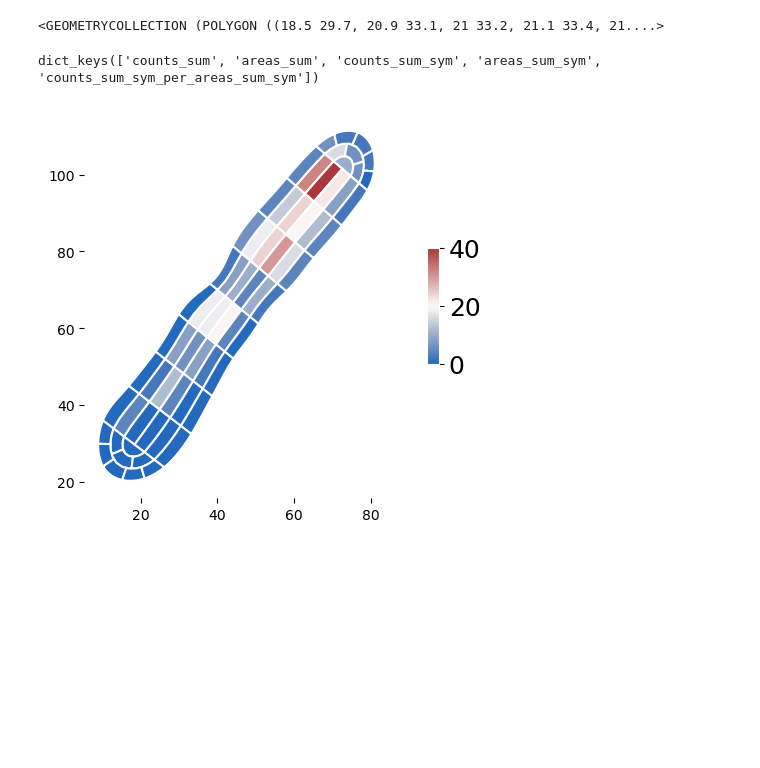
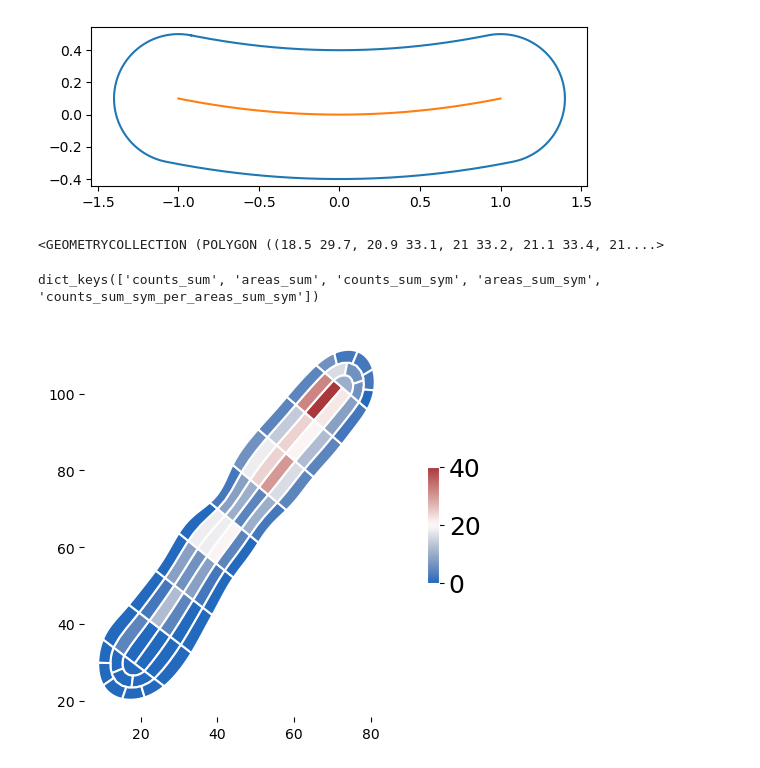
Before and after one commit to d-foust/spideymaps, a Jupyter notebook: shapely_dev.ipynb, the cells around one changed output. Drawn from its saved outputs; the diff is of its cells as text; code cells hidden in the pictures; blank space fills up the shorter version.

```diff
--- a/shapely_dev.ipynb
+++ b/shapely_dev.ipynb
@@ -9,3 +11,20 @@ from spideymaps import Spideymap, SpideyAtlas, render_map
+# %%
+xl = -1
+xr = 1
+a0 = 0
+a1 = 0
+a2 = 0.1
+r = 0.4
+
+x, y = calc_outline(xl, xr, a0=a0, a1=a1, a2=a2, r=0.4)
+y_mid = calc_midline(np.linspace(xl, xr, num=50), a0=a0, a1=a1, a2=a2)
+
+plt.figure()
+plt.plot(x, y)
+plt.plot(np.linspace(-1, 1, num=50), y_mid)
+plt.gca().set_aspect('equal')
+# %% [output]
+[figure, added]
 # %%
 label_file = r"T:\MIGRATED\Lab_Members\Daniel_Foust\Data\RNA-DNA Hybrids\FCL136 fenA-PAmCherry del(polA)\2023-08-05_fcl136_20ms\2023-08-05_fcl136_20ms_001_seg.npy"
 labels = np.load(label_file, allow_pickle=True).item()['masks']
```
Also changed, not shown: parts of 12 cells of this notebook, 3 other files.
